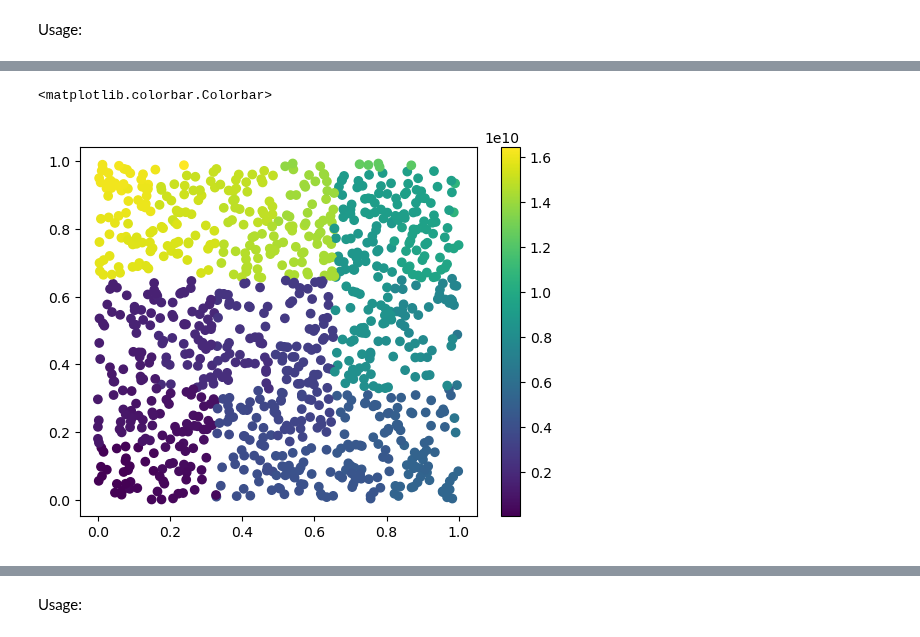
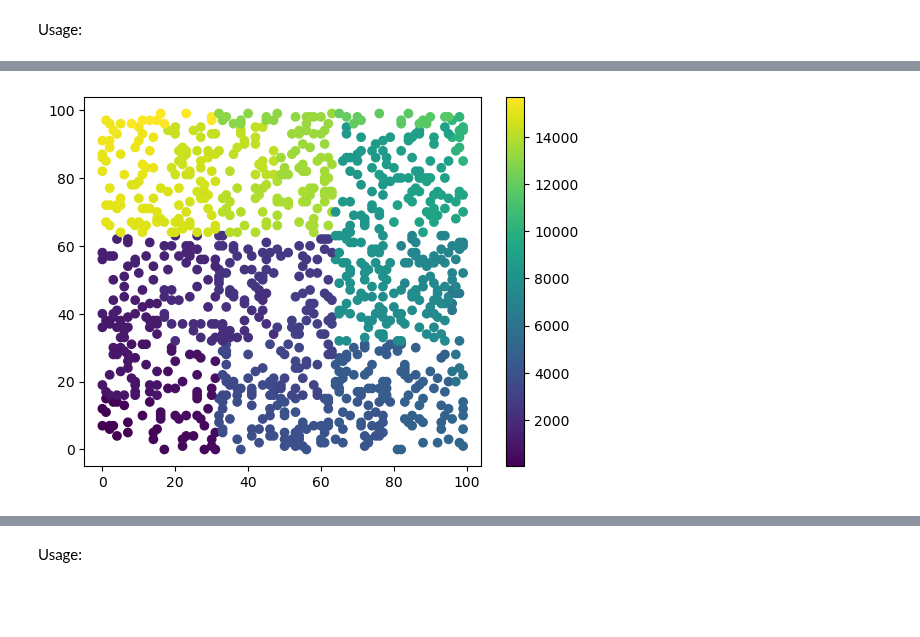
Before and after one commit to kanglcn/moraine, a Jupyter notebook: nbs/CLI/pc.ipynb, the cells around one changed output, grey strips where cells are left out. Cells and saved outputs as stored; diff of their text form; code cells hidden in the pictures; blank space fills up the shorter version.

```diff
--- a/nbs/CLI/pc.ipynb
+++ b/nbs/CLI/pc.ipynb
@@ -315,10 +313,10 @@ def pc_hix(x:str, # horizonal coordinate
 # %% [markdown]
 Usage:
 # %%
-x = np.random.rand(1000)
-y = np.random.rand(1000)
-bbox = [0,0,1,1]
-x_zarr = zarr.open('pc/x.zarr','w',shape=x.shape,dtype=x.dtype,chunks=(200,))
-y_zarr = zarr.open('pc/y.zarr','w',shape=y.shape,dtype=y.dtype,chunks=(200,))
-x_zarr[:] = x; y_zarr[:] = y
+bbox = [0,0,100,100]
+gix = np.random.choice(np.arange(100*100,dtype=np.int32),size=1000,replace=False)
+gix.sort()
+gix = np.stack(np.unravel_index(gix,shape=(100,100))).astype(np.int32)
+gix_zarr = zarr.open('pc/gix.zarr','w',shape=gix.shape, chunks=(2,100),dtype=gix.dtype)
+gix_zarr[:] = gix
 # %%
@@ -347,7 +334,7 @@ pc_hix('pc/x.zarr', 'pc/y.zarr', 'pc/hix.zarr', bbox, interval=[0.00001,0.00001]
 # %%
 hix = zarr.open('pc/hix.zarr','r')[:]
-plt.scatter(x, y, c=hix)
+plt.scatter(gix[1], gix[0], c=hix)
 plt.colorbar()
+plt.show()
 # %% [output]
-<matplotlib.colorbar.Colorbar>
-[figure, old version]
+[figure, new version]
```
Also changed, not shown: parts of 22 cells of this notebook, 6 other files.
